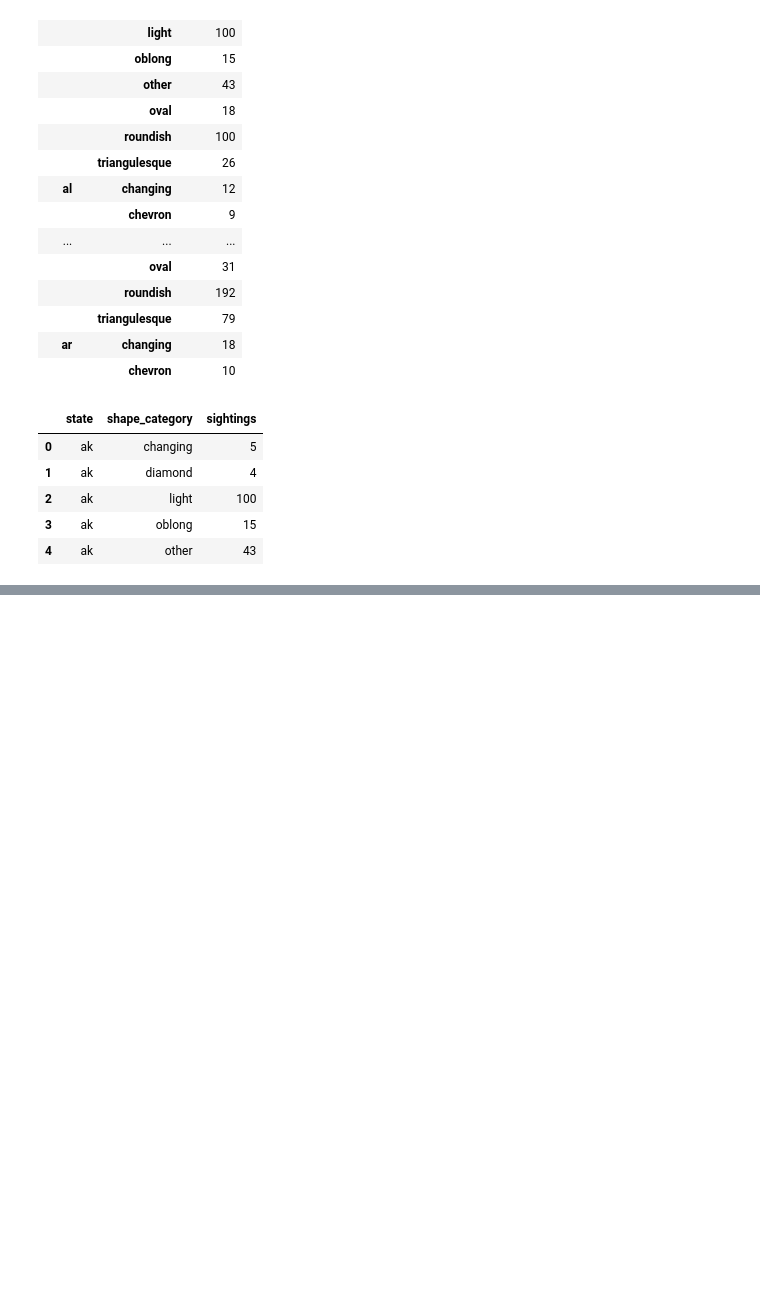
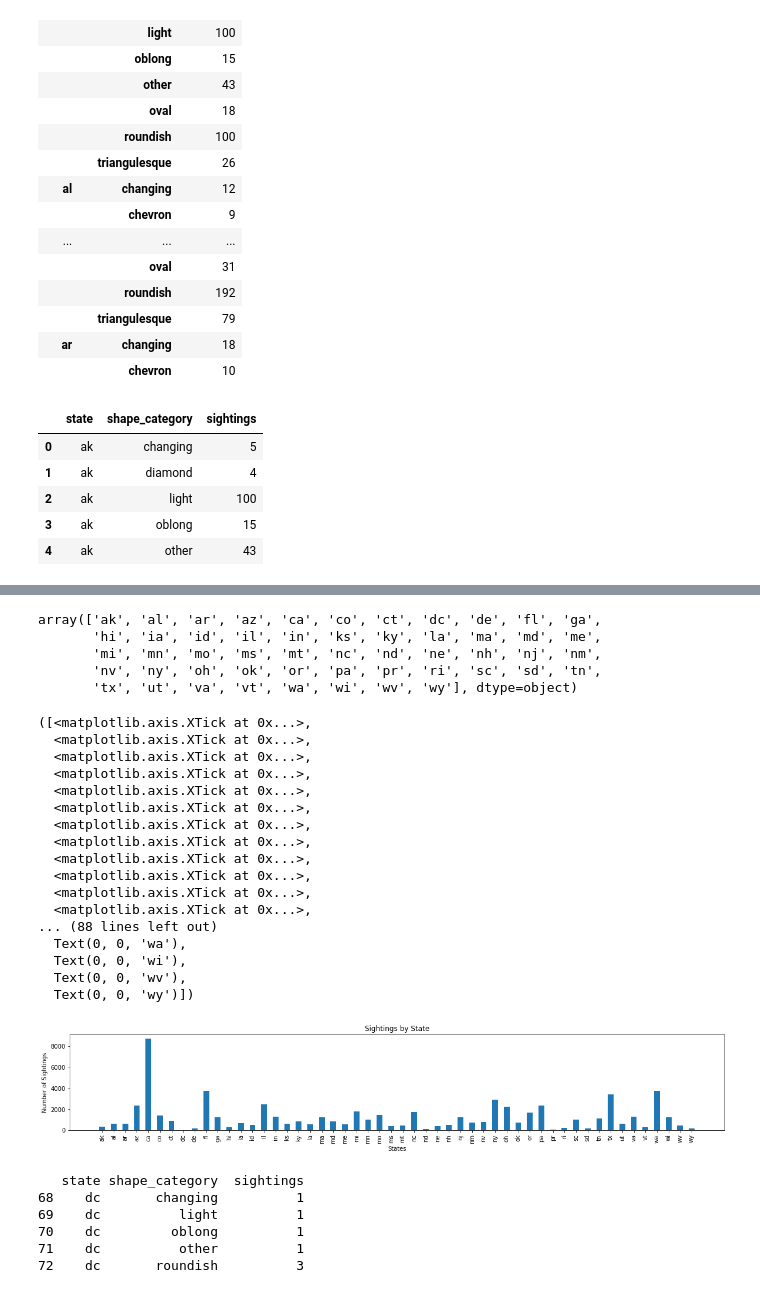
Before and after one commit to AmyWagarCinch/UFO-Sighting-Analysis, a Jupyter notebook: Shape_By_State.ipynb, the cells around one changed output, grey strips where cells are left out. Drawn from its saved outputs; the diff is of its cells as text; code cells hidden in the pictures; blank space fills up the shorter version.

Commit message:
added to Shape-By_State file

```diff
--- a/Shape_By_State.ipynb
+++ b/Shape_By_State.ipynb
@@ -107,0 +110,50 @@ Name: state, dtype: int64
+# %%
+x_axis_df = grouped_state1_df["state"].unique()
+x_axis_df
+# %% [output]
+array(['ak', 'al', 'ar', 'az', 'ca', 'co', 'ct', 'dc', 'de', 'fl', 'ga',
+       'hi', 'ia', 'id', 'il', 'in', 'ks', 'ky', 'la', 'ma', 'md', 'me',
+       'mi', 'mn', 'mo', 'ms', 'mt', 'nc', 'nd', 'ne', 'nh', 'nj', 'nm',
+       'nv', 'ny', 'oh', 'ok', 'or', 'pa', 'pr', 'ri', 'sc', 'sd', 'tn',
+       'tx', 'ut', 'va', 'vt', 'wa', 'wi', 'wv', 'wy'], dtype=object)
+# %%
+plt.figure(figsize=(20,3))
+y_axis = grouped_state1_df["sightings"].groupby(grouped_state1_df["state"]).sum()
+x_axis = np.arange(len(y_axis))
+tick_locations = [value for value in x_axis]
+plt.bar(x_axis, y_axis, width=0.5, alpha=1, align="center")
+plt.title("Sightings by State")
+plt.xlabel("States")
+plt.ylabel("Number of Sightings")
+
+
+plt.xticks(tick_locations, x_axis_df, rotation="vertical")
+# %% [output]
+([<matplotlib.axis.XTick at 0x...>,
+  <matplotlib.axis.XTick at 0x...>,
+  <matplotlib.axis.XTick at 0x...>,
+  <matplotlib.axis.XTick at 0x...>,
+  <matplotlib.axis.XTick at 0x...>,
+  <matplotlib.axis.XTick at 0x...>,
+  <matplotlib.axis.XTick at 0x...>,
+  <matplotlib.axis.XTick at 0x...>,
+  <matplotlib.axis.XTick at 0x...>,
+  <matplotlib.axis.XTick at 0x...>,
+  <matplotlib.axis.XTick at 0x...>,
+  <matplotlib.axis.XTick at 0x...>,
+... (88 lines left out)
+  Text(0, 0, 'wa'),
+  Text(0, 0, 'wi'),
+  Text(0, 0, 'wv'),
+  Text(0, 0, 'wy')])
+[figure, added]
+# %%
+dc = grouped_state1_df.loc[grouped_state1_df["state"] == "dc", :]
+print(dc)
+# %% [output]
+   state shape_category  sightings
+68    dc       changing          1
+69    dc          light          1
+70    dc         oblong          1
+71    dc          other          1
+72    dc       roundish          3
```
Also changed, not shown: parts of 6 cells of this notebook, 1 other file.
